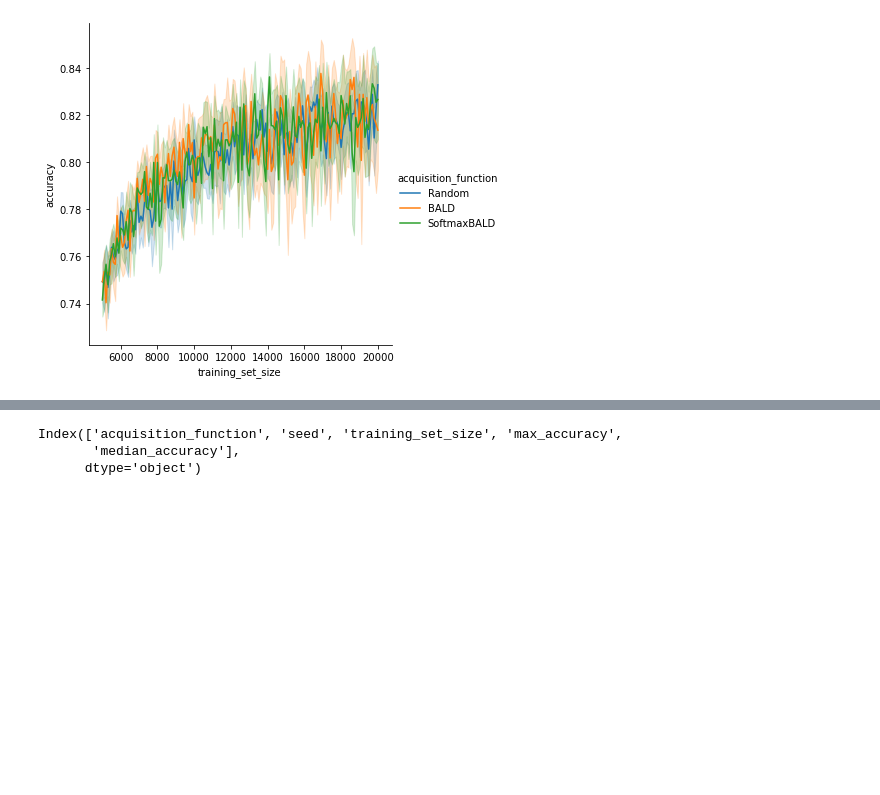
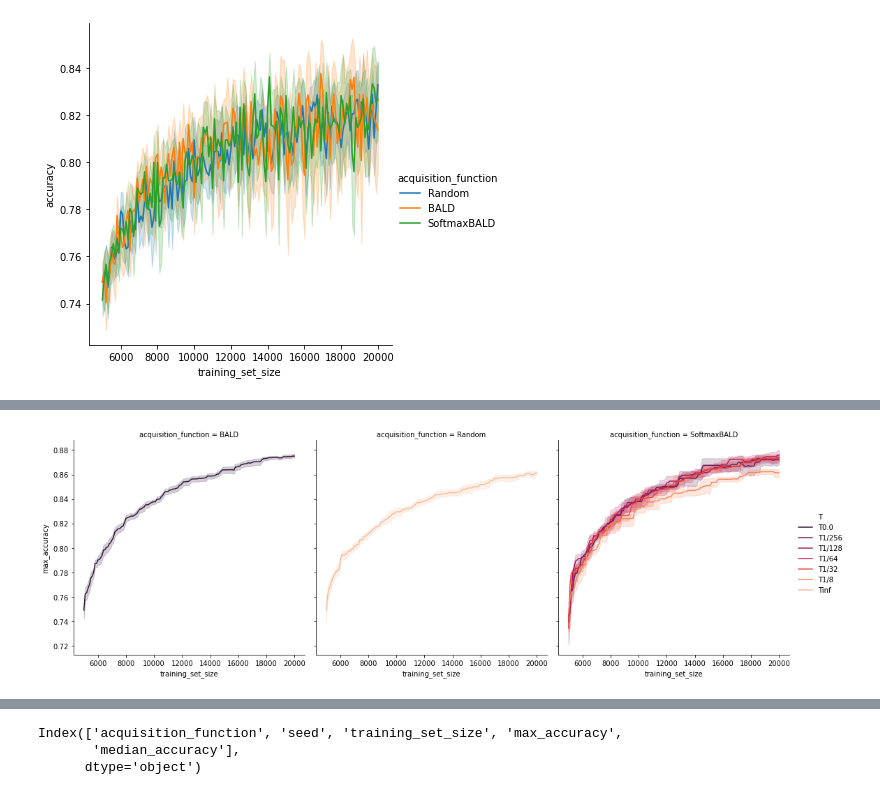
Before and after one commit to BlackHC/active_learning_redux, a Jupyter notebook: B_results_visualization_softmax_bald_cifar10.ipynb, the cells around one changed output, grey strips where cells are left out. Drawn from its saved outputs; the diff is of its cells as text; code cells hidden in the pictures; blank space fills up the shorter version.

```diff
--- a/B_results_visualization_softmax_bald_cifar10.ipynb
+++ b/B_results_visualization_softmax_bald_cifar10.ipynb
@@ -390,3 +393,23 @@ dff
+# %%
+dff["T"] = dff.apply(axis=1, func=lambda row: f"T{f'1/{int(1/row.temperature)}' if 0<row.temperature<1 else row.temperature}" if row.acquisition_function != "Random" else "Tinf")
+# %%
+T_sorted = [f"T{f'1/{int(1/t)}' if 0<t<1 else t}" for t in sorted(dff["temperature"].unique())] + ["Tinf"]
+# %%
+grd = sns.relplot(
+    x="training_set_size",
+    y="max_accuracy",
+    col="acquisition_function",
+    hue="T",
+    hue_order = T_sorted,
+    palette=sns.color_palette("rocket", n_colors=len(T_sorted)),
+    data=dff,
+    kind="line",
+    height=5,
+)
+
+grd.fig.patch.set_alpha(1)
+# %% [output]
+[figure, added]
 # %%
 grd = sns.relplot(
     x="training_set_size",
```
Also changed, not shown: parts of 10 cells of this notebook, 10 other files.
